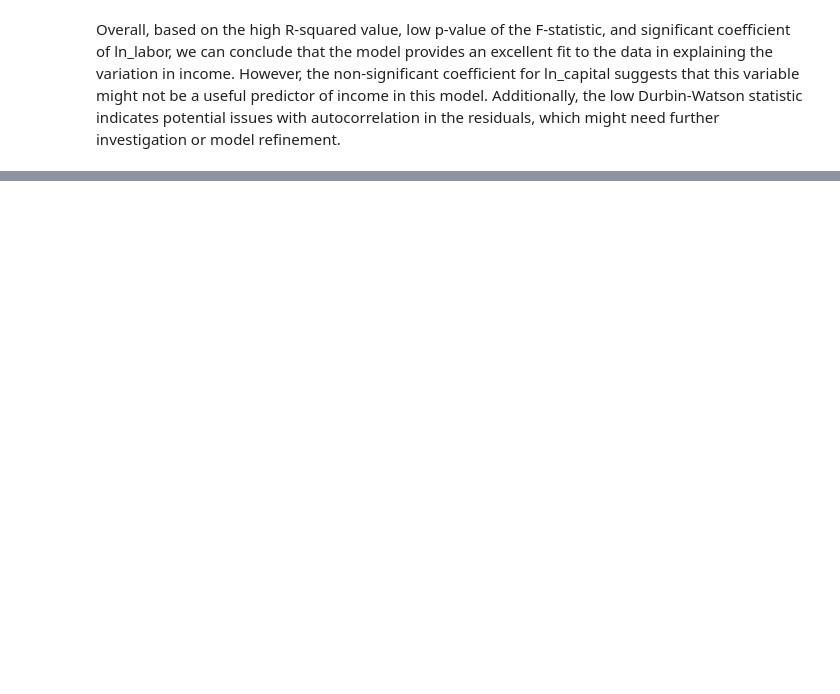
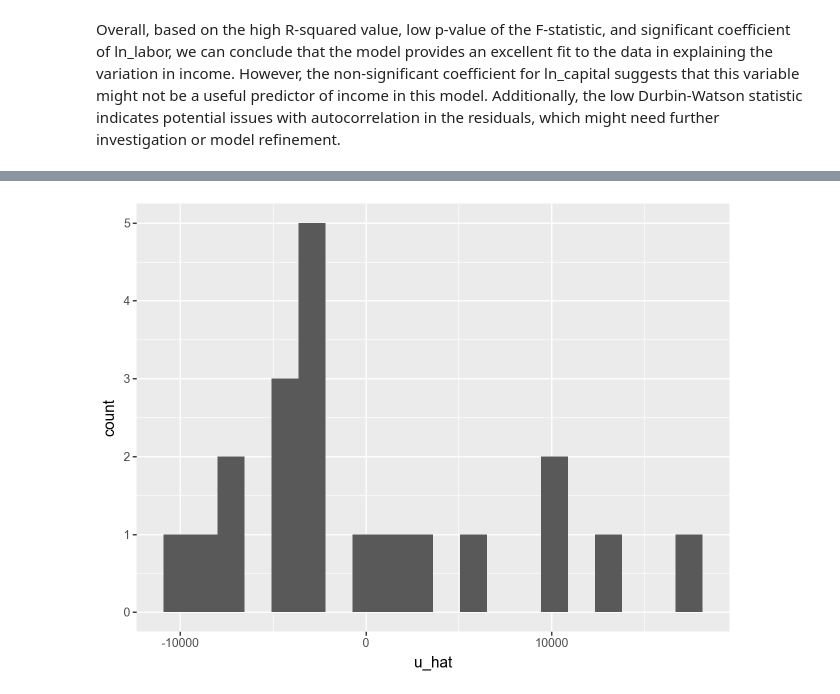
Before and after one commit to moleh13/EC48E, a Jupyter notebook: PS03.ipynb, the cells around one changed output, grey strips where cells are left out. Drawn from its saved outputs; the diff is of its cells as text; code cells hidden in the pictures; blank space fills up the shorter version.

```diff
--- a/PS03.ipynb
+++ b/PS03.ipynb
@@ -145,0 +93,13 @@ for mc in range(MC):
+# %%
+yhat = results.predict(X)
+uhat = data['income'] - yhat
+df = pd.DataFrame({'u_hat': uhat})
+plot = (
+ggplot(df,
+aes(x='u_hat')) +
+geom_histogram(bins = 20)
+)
+
+plot.show()
+# %% [output]
+[figure, added]
```
Also changed, not shown: parts of 38 cells of this notebook, 3 other files.
